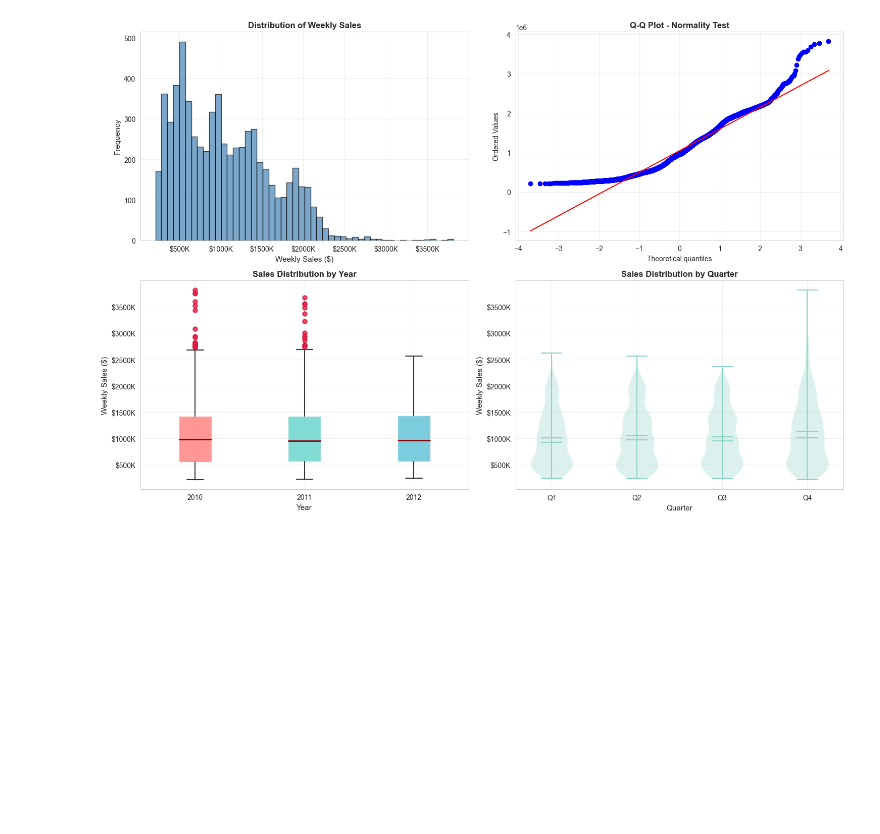
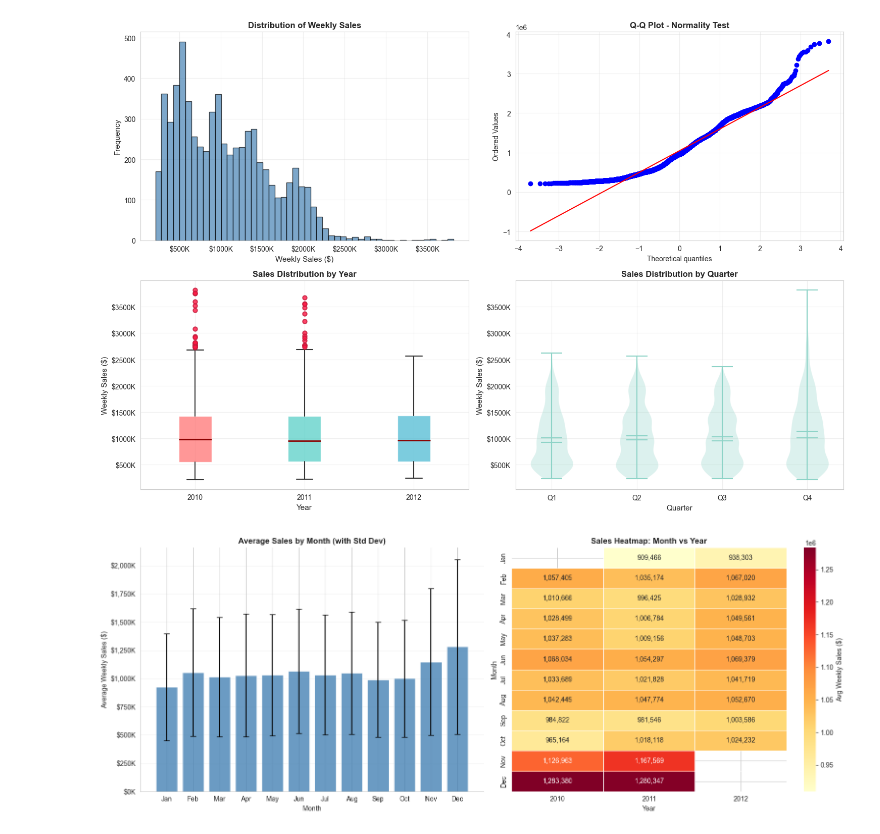
Before and after one commit to Cesar312/retailer_sales_forecasting_system, a Jupyter notebook: notebooks/Walmart-Retail-Sales-Data-Analysis.ipynb, the cells around one changed output. Saved outputs shown, nothing was run; the diff lists cells and outputs as text; code cells hidden in the pictures; blank space fills up the shorter version.

Commit message:
feat(notebook): Add EDA sections for correlation, store-wise, holiday impact, and monthly sales analysis

```diff
--- a/notebooks/Walmart-Retail-Sales-Data-Analysis.ipynb
+++ b/notebooks/Walmart-Retail-Sales-Data-Analysis.ipynb
@@ -439,3 +440,66 @@ plt.show()
 # %% [output]
 📈 1. Sales Distribution Analysis
 [figure]
+# %%
+## TODO: Add more detailed comments to explain each step of the code, especially the data preparation and plotting sections.
+## Title for this section: "📊 2. Monthly Sales Analysis"
+
+# --- Data Preparation ---
+df_copy = df.copy()
+df_copy['date'] = pd.to_datetime(df_copy['date'])
+df_copy['year'] = df_copy['date'].dt.year
+df_copy['month_name'] = df_copy['date'].dt.strftime('%b')
+
+MONTH_ORDER = ['Jan', 'Feb', 'Mar', 'Apr', 'May', 'Jun',
+               'Jul', 'Aug', 'Sep', 'Oct', 'Nov', 'Dec']
+df_copy['month_name'] = pd.Categorical(
+    df_copy['month_name'], categories=MONTH_ORDER, ordered=True
+)
+
+# --- Aggregations ---
+monthly_avg = (
+    df_copy
+    .groupby('month_name', observed=False)['weekly_sales']
+    .agg(['mean', 'std'])
+    .reset_index()
+)
+
+pivot_data = (
+    df_copy
+    .pivot_table(values='weekly_sales', index='month_name',
+                 columns='year', aggfunc='mean', observed=False)
+    .reindex(MONTH_ORDER)
+)
+
+# --- Plotting ---
+fig, (ax_bar, ax_heat) = plt.subplots(1, 2, figsize=(16, 6))
+
+# A) Bar chart – Average sales by month with std dev
+bars = ax_bar.bar(
+    monthly_avg['month_name'], monthly_avg['mean'],
+    yerr=monthly_avg['std'], capsize=4, color='steelblue', alpha=0.8,
+    edgecolor='white', linewidth=0.5
+)
+ax_bar.set(xlabel='Month', ylabel='Average Weekly Sales ($)')
+ax_bar.set_title('Average Sales by Month (with Std Dev)',
+                 fontsize=12, fontweight='bold')
+ax_bar.yaxis.set_major_formatter(
+    mticker.FuncFormatter(lambda x, _: f'${x/1e3:,.0f}K')
+)
+ax_bar.grid(axis='y', alpha=0.3)
+ax_bar.spines[['top', 'right']].set_visible(False)
+
+# B) Heatmap – Month vs Year
+sns.heatmap(
+    pivot_data, annot=True, fmt=',.0f', cmap='YlOrRd',
+    ax=ax_heat, linewidths=0.5, linecolor='white',
+    cbar_kws={'label': 'Avg Weekly Sales ($)'}
+)
+ax_heat.set_title('Sales Heatmap: Month vs Year',
+                  fontsize=12, fontweight='bold')
+ax_heat.set(xlabel='Year', ylabel='Month')
+
+plt.tight_layout()
+plt.show()
+# %% [output]
+[figure, added]
```
Also changed, not shown: parts of 1 cell of this notebook.
